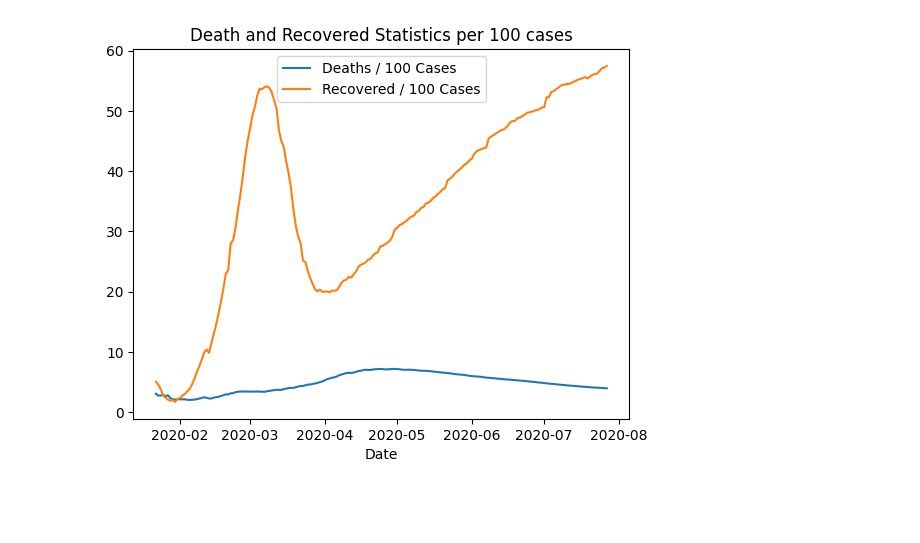
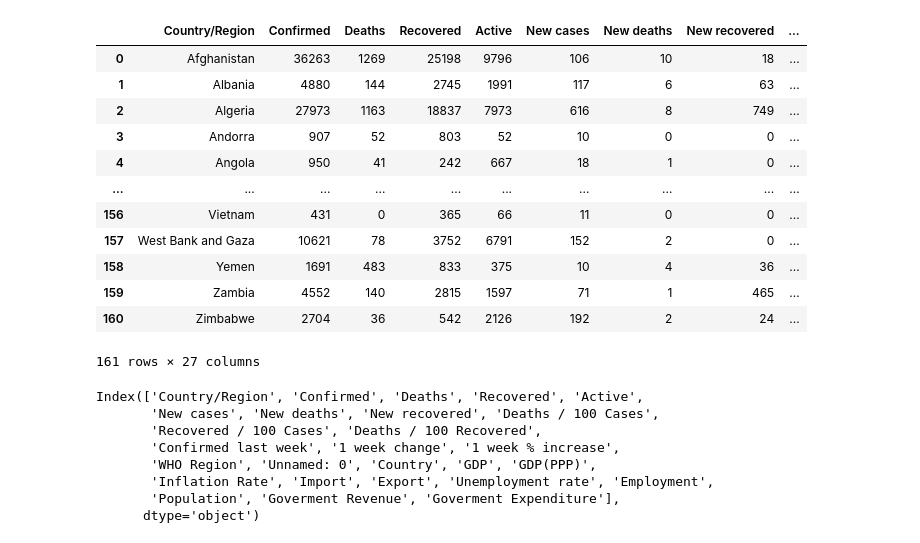
Before and after one commit to HGmin1159/bios-611-project, a Jupyter notebook: python/eda.ipynb, the cells around one changed output. Saved outputs shown, nothing was run; the diff lists cells and outputs as text; code cells hidden in the pictures; blank space fills up the shorter version.

```diff
--- a/python/eda.ipynb
+++ b/python/eda.ipynb
@@ -9,10 +6,32 @@ data["Date"] = pd.to_datetime(data["Date"])
-# %%
-fig,ax = plt.subplots()
-sns.lineplot(x=data["Date"],y=data["Deaths / 100 Cases"],label="Deaths / 100 Cases")
-sns.lineplot(x=data["Date"],y=data["Recovered / 100 Cases"],label="Recovered / 100 Cases")
-plt.title("Death and Recovered Statistics per 100 cases")
-plt.ylabel("")
-plt.legend()
-plt.savefig("../fig/Death_Recovered_record_daywise.png")
-# %% [output]
-[figure, removed]
+# %%
+data_eco = pd.read_csv("../data/contrywise_economicdata.csv")
+data_country = pd.read_csv("../data/country_wise_latest.csv")
+# %%
+data = pd.merge(data_country,data_eco,left_on="Country/Region",right_on="Country")
+# %%
+data
+# %% [output]
+|  | Country/Region | Confirmed | Deaths | Recovered | Active | New cases | New deaths | New recovered | ... |
+| 0 | Afghanistan | 36263 | 1269 | 25198 | 9796 | 106 | 10 | 18 | ... |
+| 1 | Albania | 4880 | 144 | 2745 | 1991 | 117 | 6 | 63 | ... |
+| 2 | Algeria | 27973 | 1163 | 18837 | 7973 | 616 | 8 | 749 | ... |
+| 3 | Andorra | 907 | 52 | 803 | 52 | 10 | 0 | 0 | ... |
+| 4 | Angola | 950 | 41 | 242 | 667 | 18 | 1 | 0 | ... |
+| ... | ... | ... | ... | ... | ... | ... | ... | ... | ... |
+| 156 | Vietnam | 431 | 0 | 365 | 66 | 11 | 0 | 0 | ... |
+| 157 | West Bank and Gaza | 10621 | 78 | 3752 | 6791 | 152 | 2 | 0 | ... |
+| 158 | Yemen | 1691 | 483 | 833 | 375 | 10 | 4 | 36 | ... |
+| 159 | Zambia | 4552 | 140 | 2815 | 1597 | 71 | 1 | 465 | ... |
+| 160 | Zimbabwe | 2704 | 36 | 542 | 2126 | 192 | 2 | 24 | ... |
+161 rows × 27 columns
+# %%
+data.columns
+# %% [output]
+Index(['Country/Region', 'Confirmed', 'Deaths', 'Recovered', 'Active',
+       'New cases', 'New deaths', 'New recovered', 'Deaths / 100 Cases',
+       'Recovered / 100 Cases', 'Deaths / 100 Recovered',
+       'Confirmed last week', '1 week change', '1 week % increase',
+       'WHO Region', 'Unnamed: 0', 'Country', 'GDP', 'GDP(PPP)',
+       'Inflation Rate', 'Import', 'Export', 'Unemployment rate', 'Employment',
+       'Population', 'Goverment Revenue', 'Goverment Expenditure'],
+      dtype='object')
```
Also changed, not shown: parts of 5 cells of this notebook, 5 other files.
